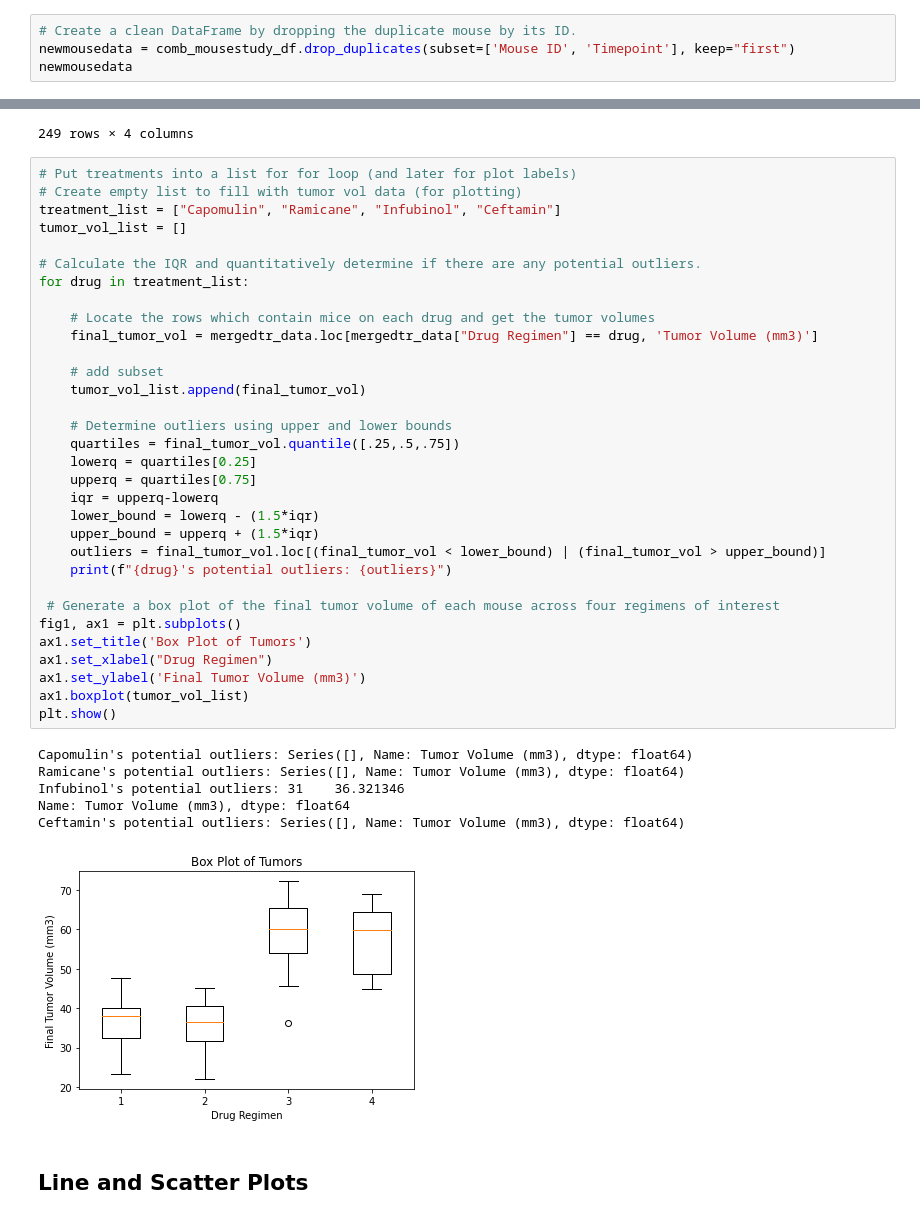
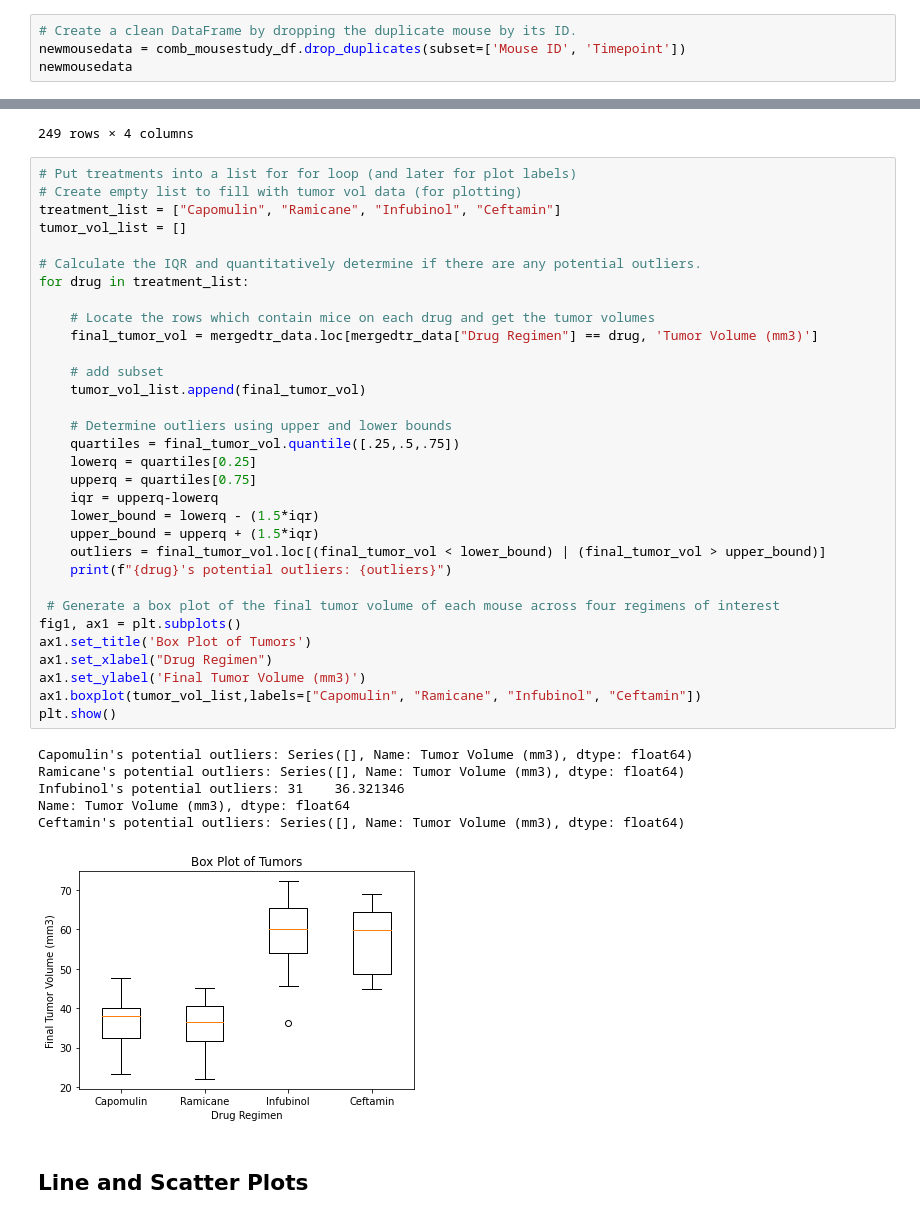
Before and after one commit to dorisakpovwa/Matplotlib_challenge, a Jupyter notebook: Pymaceuticals/pymaceuticals_starter.ipynb, the cells around one changed output, grey strips where cells are left out. Cells and saved outputs as stored; diff of their text form.

```diff
--- a/Pymaceuticals/pymaceuticals_starter.ipynb
+++ b/Pymaceuticals/pymaceuticals_starter.ipynb
@@ -79,7 +79,7 @@ mice_no_study
 # Optional: Get all the data for the duplicate mouse ID.
 # %%
 # Create a clean DataFrame by dropping the duplicate mouse by its ID.
-newmousedata = comb_mousestudy_df.drop_duplicates(subset=['Mouse ID', 'Timepoint'], keep="first")
+newmousedata = comb_mousestudy_df.drop_duplicates(subset=['Mouse ID', 'Timepoint'])
 newmousedata
 # %% [output]
 |  | Mouse ID | Drug Regimen | Sex | Age_months | Weight (g) | Timepoint | Tumor Volume (mm3) | ... |
@@ -391,35 +422,35 @@ tumor_vol_list = []
 for drug in treatment_list:
 
     # Locate the rows which contain mice on each drug and get the tumor volumes
     final_tumor_vol = mergedtr_data.loc[mergedtr_data["Drug Regimen"] == drug, 'Tumor Volume (mm3)']
 
     # add subset
     tumor_vol_list.append(final_tumor_vol)
 
     # Determine outliers using upper and lower bounds
     quartiles = final_tumor_vol.quantile([.25,.5,.75])
     lowerq = quartiles[0.25]
     upperq = quartiles[0.75]
     iqr = upperq-lowerq
     lower_bound = lowerq - (1.5*iqr)
     upper_bound = upperq + (1.5*iqr)
     outliers = final_tumor_vol.loc[(final_tumor_vol < lower_bound) | (final_tumor_vol > upper_bound)]
     print(f"{drug}'s potential outliers: {outliers}")
 
  # Generate a box plot of the final tumor volume of each mouse across four regimens of interest
 fig1, ax1 = plt.subplots()
 ax1.set_title('Box Plot of Tumors')
 ax1.set_xlabel("Drug Regimen")
 ax1.set_ylabel('Final Tumor Volume (mm3)')
-ax1.boxplot(tumor_vol_list)
+ax1.boxplot(tumor_vol_list,labels=["Capomulin", "Ramicane", "Infubinol", "Ceftamin"])
 plt.show()
 # %% [output]
 Capomulin's potential outliers: Series([], Name: Tumor Volume (mm3), dtype: float64)
 Ramicane's potential outliers: Series([], Name: Tumor Volume (mm3), dtype: float64)
 Infubinol's potential outliers: 31    36.321346
 Name: Tumor Volume (mm3), dtype: float64
 Ceftamin's potential outliers: Series([], Name: Tumor Volume (mm3), dtype: float64)
-[figure, old version]
+[figure, new version]
 # %% [markdown]
 ## Line and Scatter Plots
 # %%
```
Also changed, not shown: parts of 19 cells of this notebook.
